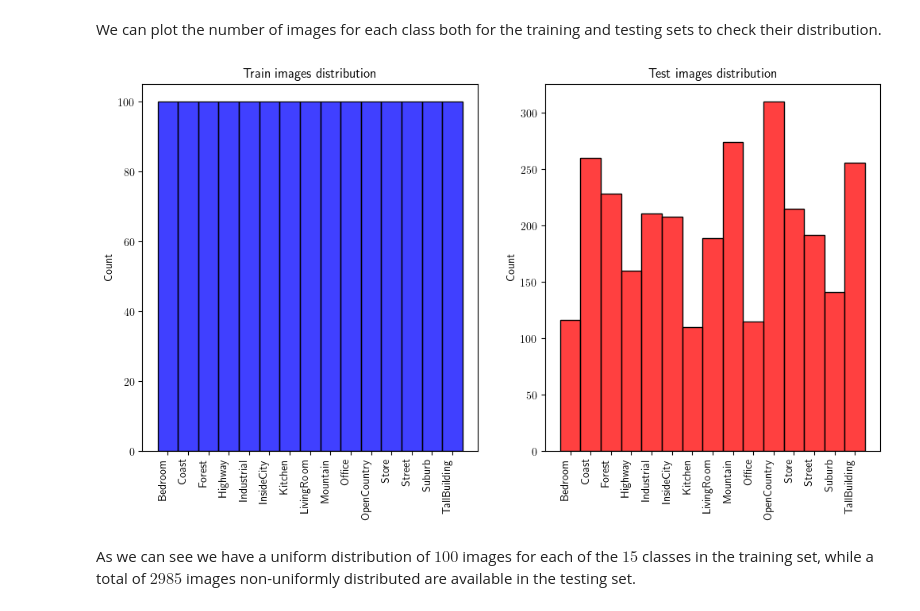
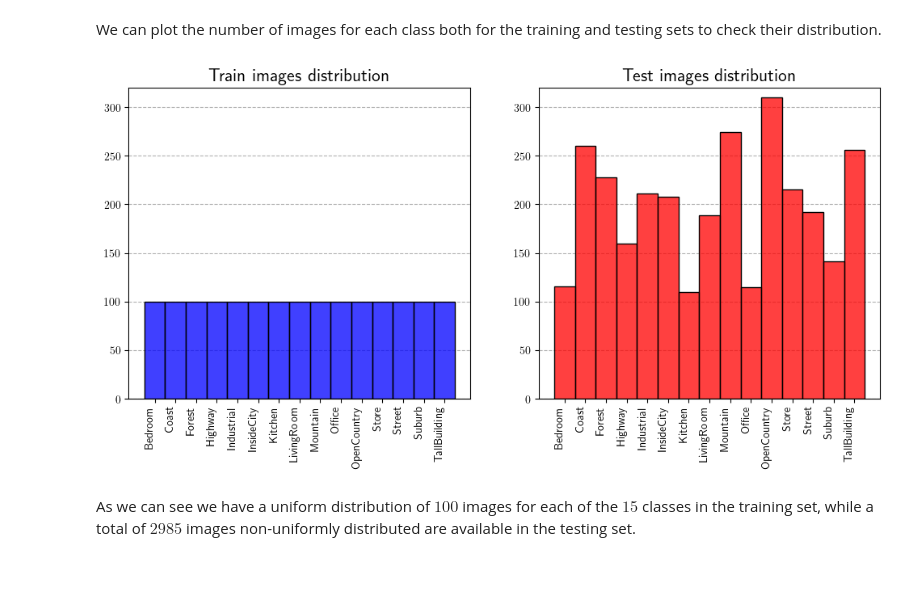
Before and after one commit to marcotallone/bow-classifier, a Jupyter notebook: notebooks/bow-classifier.ipynb, the cells around one changed output. Drawn from its saved outputs; the diff is of its cells as text; code cells hidden in the pictures; blank space fills up the shorter version.

```diff
--- a/notebooks/bow-classifier.ipynb
+++ b/notebooks/bow-classifier.ipynb
@@ -66,21 +69,27 @@ Number of test images: 2985
 We can plot the number of images for each class both for the training and testing sets to check their distribution.
 # %%
 # Classes distribution
-fig, ax = plt.subplots(1, 2, figsize=(12, 6))
+fig, ax = plt.subplots(1, 2, figsize=(12, 5))
 
-sns.histplot(train_labels, bins=len(classes), ax=ax[0], color="blue", binrange=[0, len(classes)], binwidth=1)
-ax[0].set_title("Train images distribution")
+sns.histplot(train_labels, bins=len(classes), ax=ax[0], color="blue", binrange=[0, len(classes)], binwidth=1, zorder=2)
+ax[0].set_title("Train images distribution", fontsize=16)
 ax[0].set_xticks([i + 0.5 for i in range(len(classes))])
 ax[0].set_xticklabels(classes, rotation=90, ha='right')
+ax[0].set_ylabel("")
+ax[0].set_ylim(0, 320)
+ax[0].grid(axis='y', linestyle='--', zorder=1)
 
-sns.histplot(test_labels, bins=len(classes), ax=ax[1], color="red", binrange=[0, len(classes)], binwidth=1)
-ax[1].set_title("Test images distribution")
+sns.histplot(test_labels, bins=len(classes), ax=ax[1], color="red", binrange=[0, len(classes)], binwidth=1, zorder=2)
+ax[1].set_title("Test images distribution", fontsize=16)
 ax[1].set_xticks([i + 0.5 for i in range(len(classes))])
 ax[1].set_xticklabels(classes, rotation=90, ha='right')
+ax[1].set_ylabel("")
+ax[1].set_ylim(0, 320)
+ax[1].grid(axis='y', linestyle='--', zorder=1)
 
 plt.show()
 # %% [output]
-[figure, old version]
+[figure, new version]
 # %% [markdown]
 As we can see we have a uniform distribution of $100$ images for each of the $15$ classes in the training set, while a total of $2985$ images non-uniformly distributed are available in the testing set.
 # %% [markdown]
```
Also changed, not shown: parts of 123 cells of this notebook, 1 other file.
